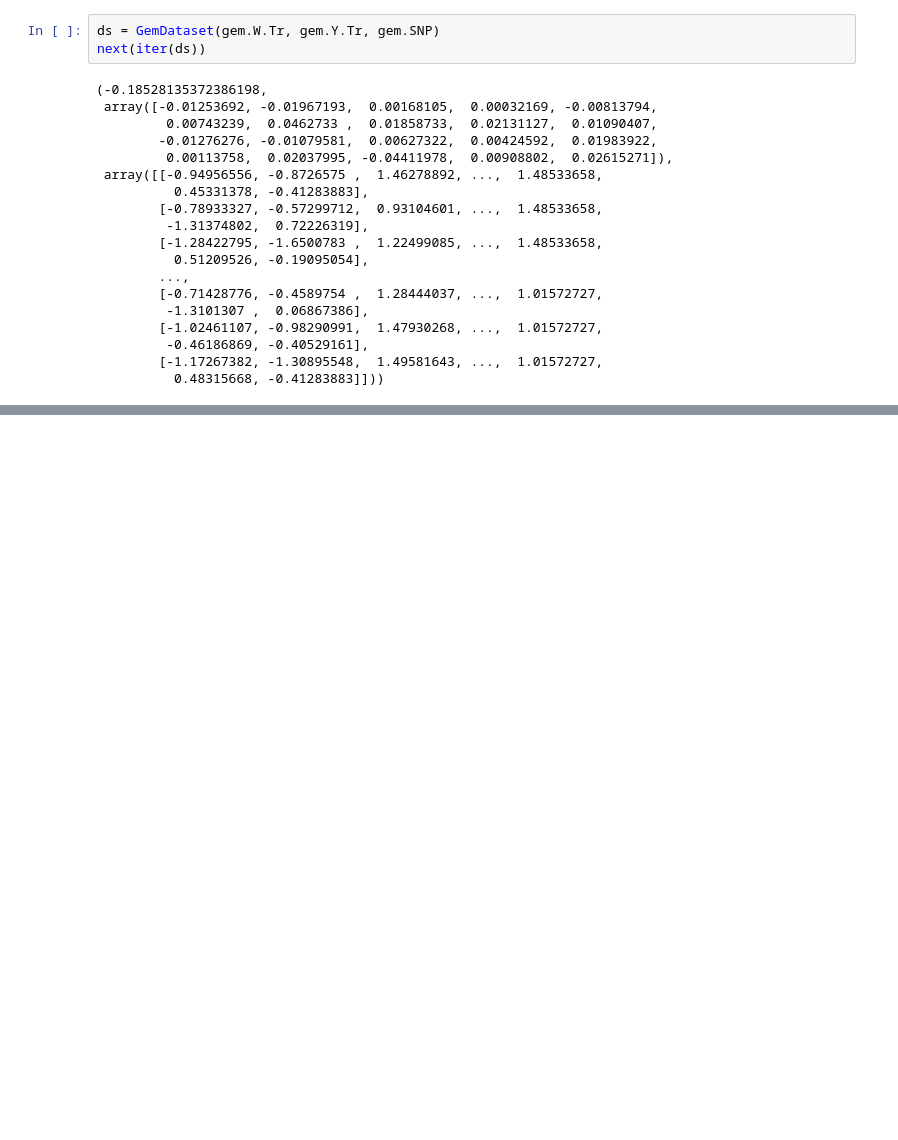
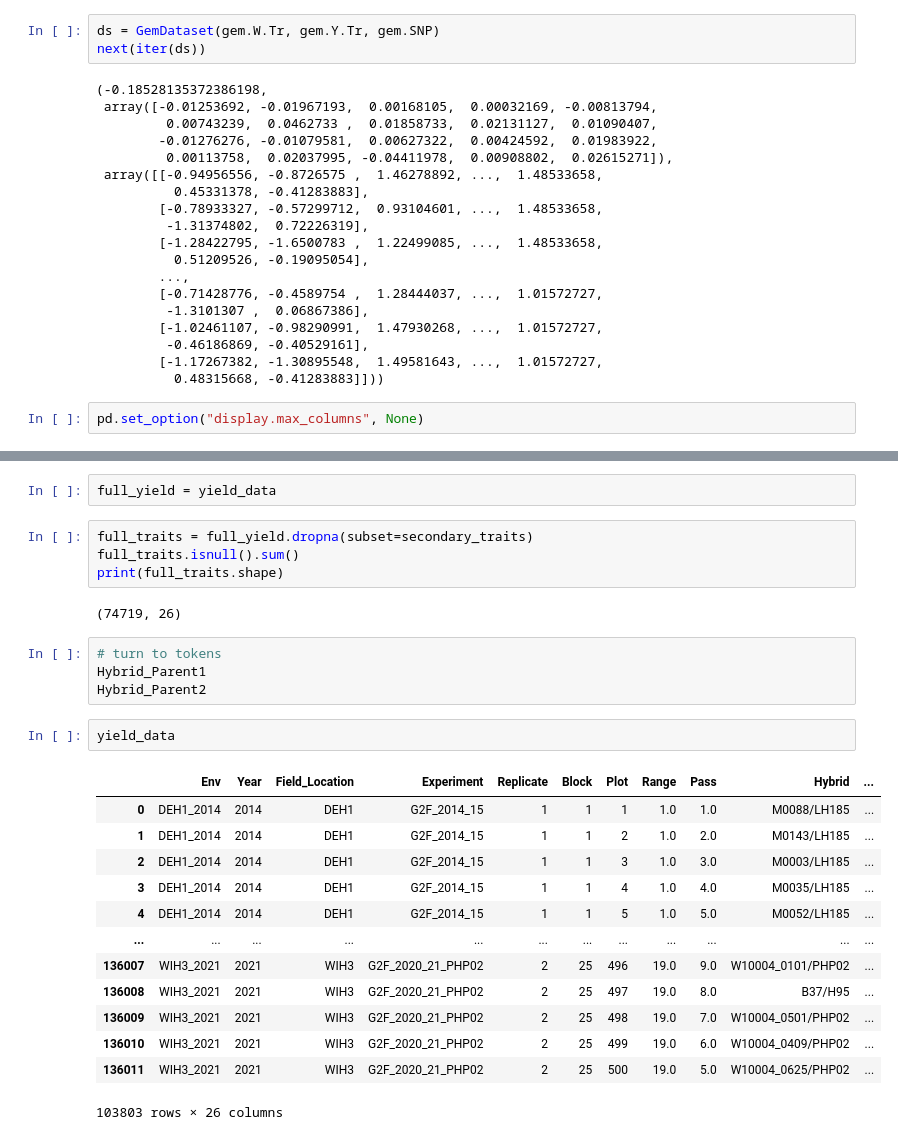
Before and after one commit to cjGO/hybridpredictmaize22, a Jupyter notebook: dev_nbs/scratch.ipynb, the cells around one changed output, grey strips where cells are left out. Cells and saved outputs as stored; diff of their text form; blank space fills up the shorter version.

```diff
--- a/dev_nbs/scratch.ipynb
+++ b/dev_nbs/scratch.ipynb
@@ -84,3 +179,5 @@ next(iter(ds))
          -0.46186869, -0.40529161],
         [-1.17267382, -1.30895548,  1.49581643, ...,  1.01572727,
           0.48315668, -0.41283883]]))
+# %%
+pd.set_option("display.max_columns", None)
@@ -86,0 +208,28 @@ next(iter(ds))
+# %%
+full_yield = yield_data
+# %%
+full_traits = full_yield.dropna(subset=secondary_traits)
+full_traits.isnull().sum()
+print(full_traits.shape)
+# %% [output]
+(74719, 26)
+# %%
+# turn to tokens
+Hybrid_Parent1
+Hybrid_Parent2
+# %%
+yield_data
+# %% [output]
+|  | Env | Year | Field_Location | Experiment | Replicate | Block | Plot | Range | Pass | Hybrid | ... |
+| 0 | DEH1_2014 | 2014 | DEH1 | G2F_2014_15 | 1 | 1 | 1 | 1.0 | 1.0 | M0088/LH185 | ... |
+| 1 | DEH1_2014 | 2014 | DEH1 | G2F_2014_15 | 1 | 1 | 2 | 1.0 | 2.0 | M0143/LH185 | ... |
+| 2 | DEH1_2014 | 2014 | DEH1 | G2F_2014_15 | 1 | 1 | 3 | 1.0 | 3.0 | M0003/LH185 | ... |
+| 3 | DEH1_2014 | 2014 | DEH1 | G2F_2014_15 | 1 | 1 | 4 | 1.0 | 4.0 | M0035/LH185 | ... |
+| 4 | DEH1_2014 | 2014 | DEH1 | G2F_2014_15 | 1 | 1 | 5 | 1.0 | 5.0 | M0052/LH185 | ... |
+| ... | ... | ... | ... | ... | ... | ... | ... | ... | ... | ... | ... |
+| 136007 | WIH3_2021 | 2021 | WIH3 | G2F_2020_21_PHP02 | 2 | 25 | 496 | 19.0 | 9.0 | W10004_0101/PHP02 | ... |
+| 136008 | WIH3_2021 | 2021 | WIH3 | G2F_2020_21_PHP02 | 2 | 25 | 497 | 19.0 | 8.0 | B37/H95 | ... |
+| 136009 | WIH3_2021 | 2021 | WIH3 | G2F_2020_21_PHP02 | 2 | 25 | 498 | 19.0 | 7.0 | W10004_0501/PHP02 | ... |
+| 136010 | WIH3_2021 | 2021 | WIH3 | G2F_2020_21_PHP02 | 2 | 25 | 499 | 19.0 | 6.0 | W10004_0409/PHP02 | ... |
+| 136011 | WIH3_2021 | 2021 | WIH3 | G2F_2020_21_PHP02 | 2 | 25 | 500 | 19.0 | 5.0 | W10004_0625/PHP02 | ... |
+103803 rows × 26 columns
```
Also changed, not shown: parts of 8 cells of this notebook, 7 other files.
